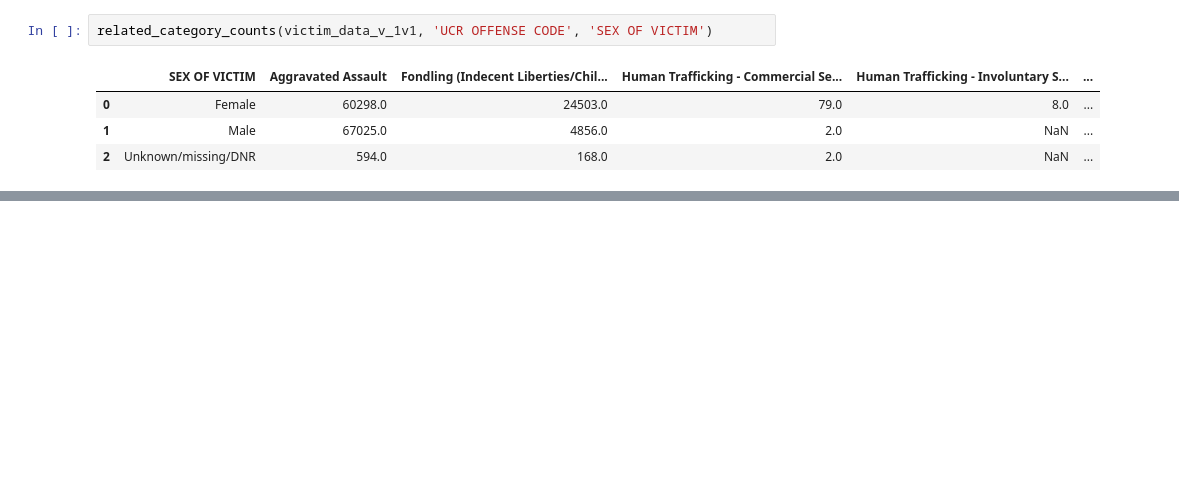
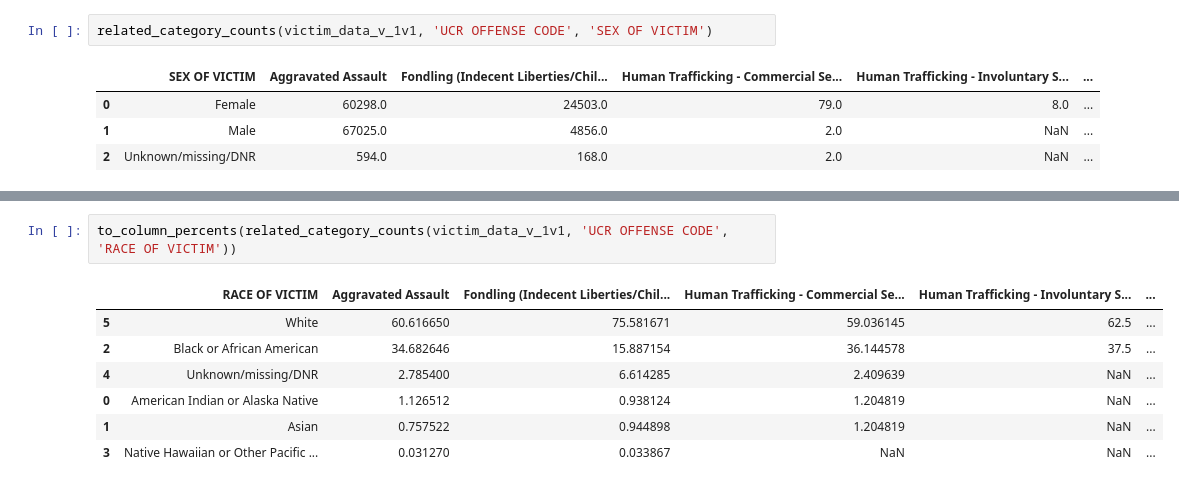
Before and after one commit to castle8080/violence_research, a Jupyter notebook: nat_incident_data.ipynb, the cells around one changed output, grey strips where cells are left out. Drawn from its saved outputs; the diff is of its cells as text; blank space fills up the shorter version.

```diff
--- a/nat_incident_data.ipynb
+++ b/nat_incident_data.ipynb
@@ -378,0 +425,10 @@ related_category_counts(victim_data_v_1v1, 'UCR OFFENSE CODE', 'SEX OF VICTIM')
+# %%
+to_column_percents(related_category_counts(victim_data_v_1v1, 'UCR OFFENSE CODE', 'RACE OF VICTIM'))
+# %% [output]
+|  | RACE OF VICTIM | Aggravated Assault | Fondling (Indecent Liberties/Chil... | Human Trafficking - Commercial Se... | Human Trafficking - Involuntary S... | ... |
+| 5 | White | 60.616650 | 75.581671 | 59.036145 | 62.5 | ... |
+| 2 | Black or African American | 34.682646 | 15.887154 | 36.144578 | 37.5 | ... |
+| 4 | Unknown/missing/DNR | 2.785400 | 6.614285 | 2.409639 | NaN | ... |
+| 0 | American Indian or Alaska Native | 1.126512 | 0.938124 | 1.204819 | NaN | ... |
+| 1 | Asian | 0.757522 | 0.944898 | 1.204819 | NaN | ... |
+| 3 | Native Hawaiian or Other Pacific ... | 0.031270 | 0.033867 | NaN | NaN | ... |
```
Also changed, not shown: parts of 6 cells of this notebook.
